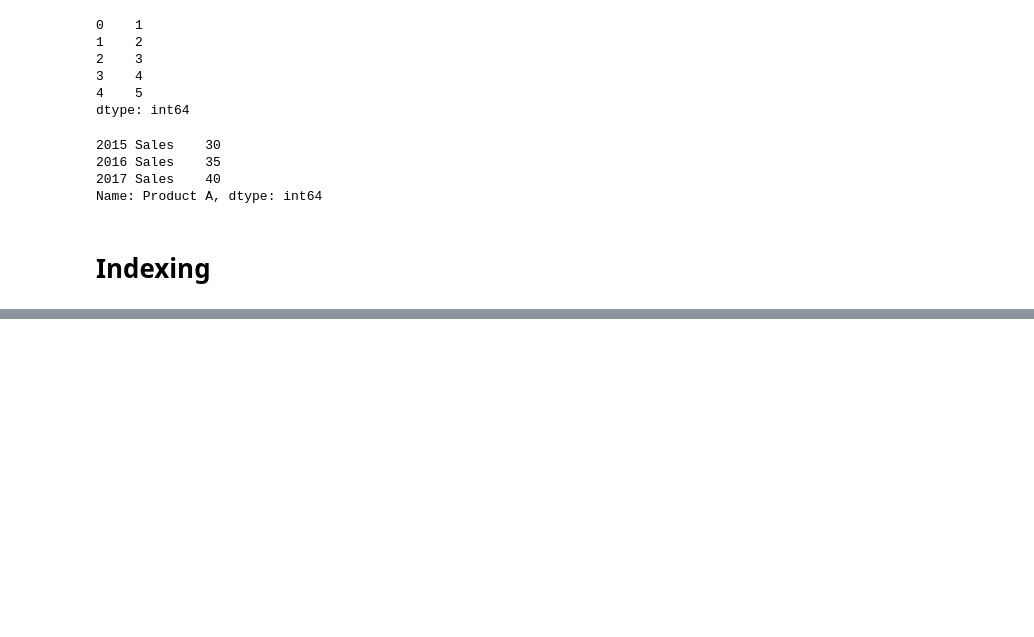
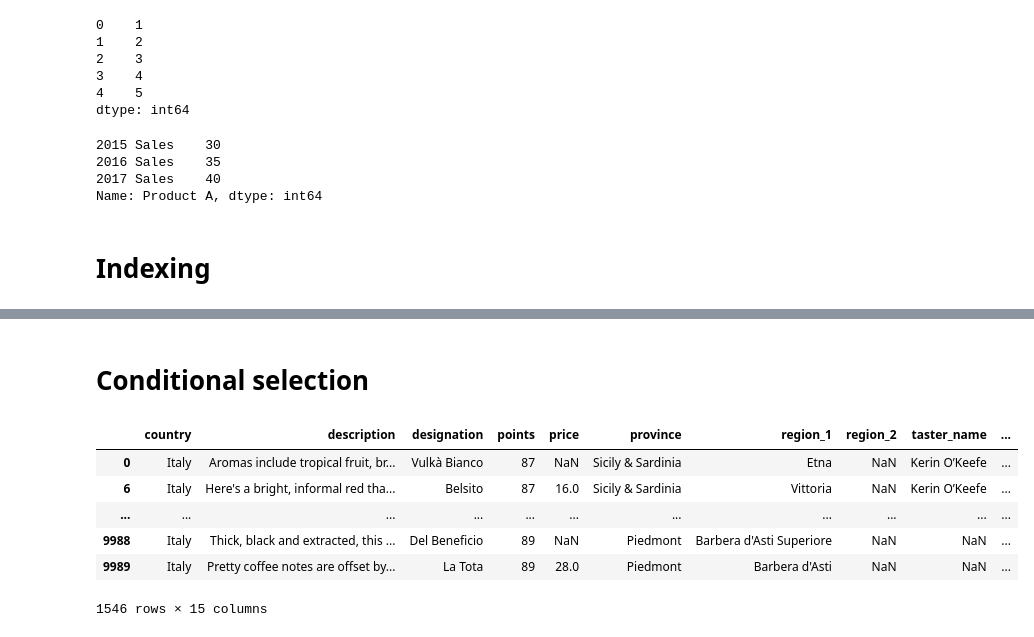
Before and after one commit to bartlomiejnowak94/Python-playground, a Jupyter notebook: Modules/Pandas/modules_pandas.ipynb, the cells around one changed output, grey strips where cells are left out. Cells and saved outputs as stored; diff of their text form; code cells hidden in the pictures; blank space fills up the shorter version.

```diff
--- a/Modules/Pandas/modules_pandas.ipynb
+++ b/Modules/Pandas/modules_pandas.ipynb
@@ -47,0 +148,12 @@ Name: Product A, dtype: int64
+# %% [markdown]
+# Conditional selection
+# %%
+reviews.loc[reviews.country == 'Italy']
+# %% [output]
+|  | country | description | designation | points | price | province | region_1 | region_2 | taster_name | ... |
+| 0 | Italy | Aromas include tropical fruit, br... | Vulkà Bianco | 87 | NaN | Sicily & Sardinia | Etna | NaN | Kerin O’Keefe | ... |
+| 6 | Italy | Here's a bright, informal red tha... | Belsito | 87 | 16.0 | Sicily & Sardinia | Vittoria | NaN | Kerin O’Keefe | ... |
+| ... | ... | ... | ... | ... | ... | ... | ... | ... | ... | ... |
+| 9988 | Italy | Thick, black and extracted, this ... | Del Beneficio | 89 | NaN | Piedmont | Barbera d'Asti Superiore | NaN | NaN | ... |
+| 9989 | Italy | Pretty coffee notes are offset by... | La Tota | 89 | 28.0 | Piedmont | Barbera d'Asti | NaN | NaN | ... |
+1546 rows × 15 columns
```
Also changed, not shown: parts of 54 cells of this notebook, 4 other files.
